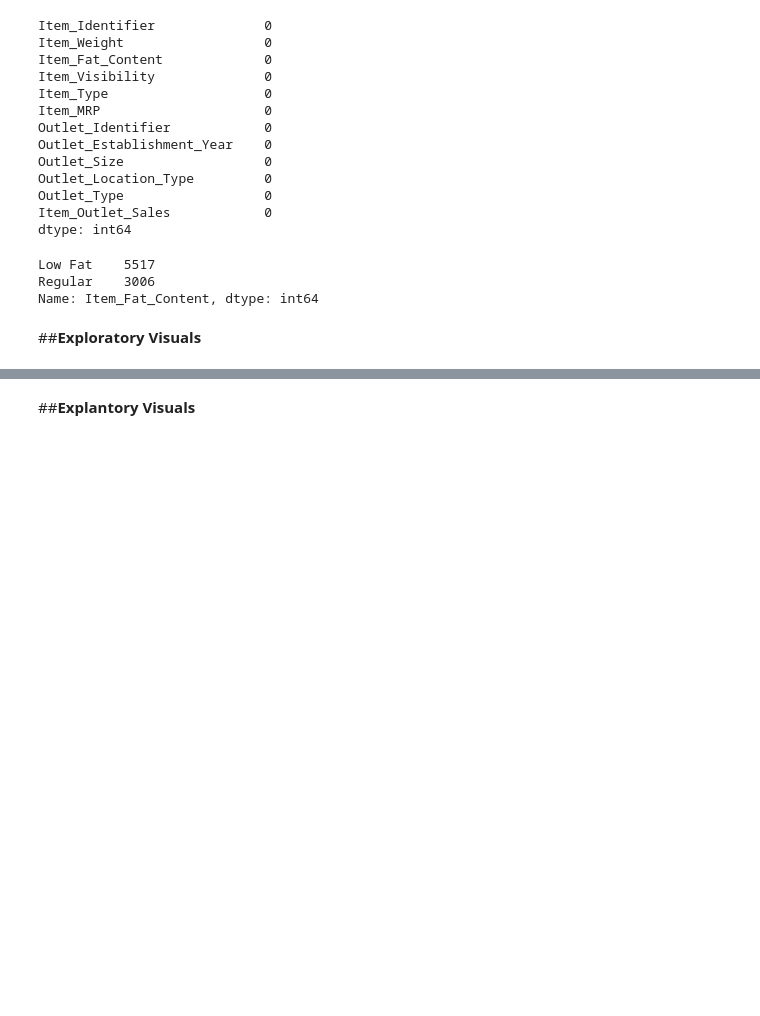
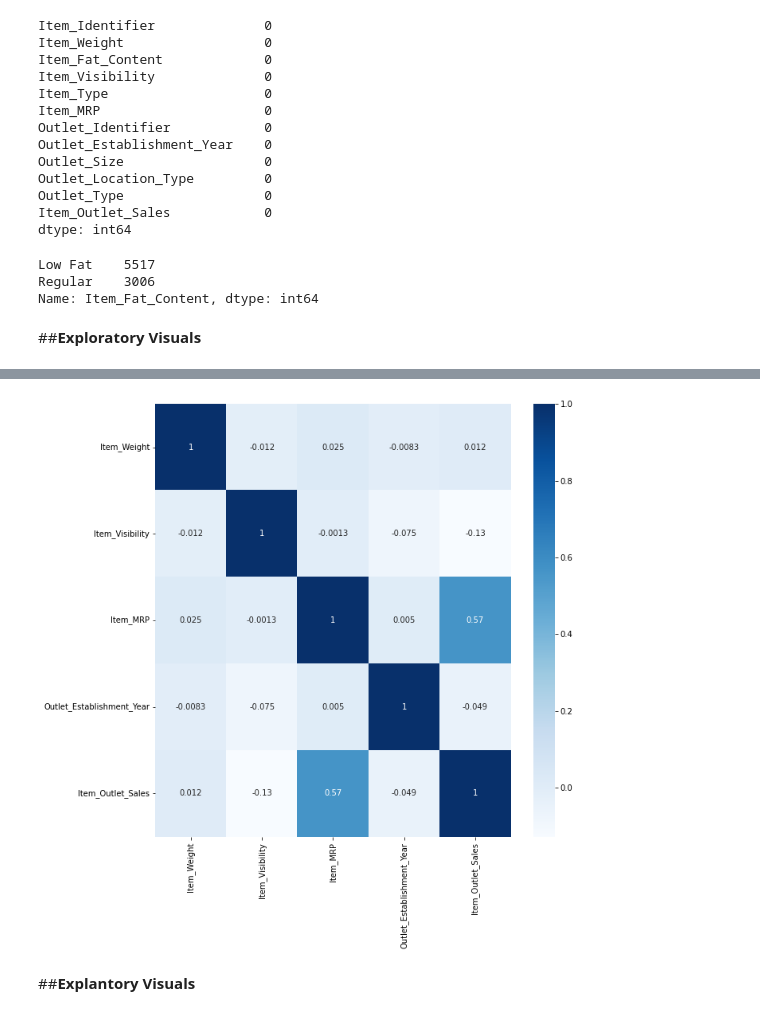
Before and after one commit to CatDawn29/Outlet-Sales-Project-, a Jupyter notebook: Catherine's_Project_with_pandas.ipynb, the cells around one changed output, grey strips where cells are left out. Drawn from its saved outputs; the diff is of its cells as text; code cells hidden in the pictures; blank space fills up the shorter version.

```diff
--- a/Catherine's_Project_with_pandas.ipynb
+++ b/Catherine's_Project_with_pandas.ipynb
@@ -168,2 +179,10 @@ Name: Item_Fat_Content, dtype: int64
+# %%
+import matplotlib.pyplot as plt
+import seaborn as sns
+corr = sales.corr()
+plt.figure(figsize=(10,10))
+sns.heatmap(corr, cmap='Blues', annot=True);
+# %% [output]
+[figure, added]
 # %% [markdown]
 ##**Explantory Visuals**
```
Also changed, not shown: parts of 3 cells of this notebook.
